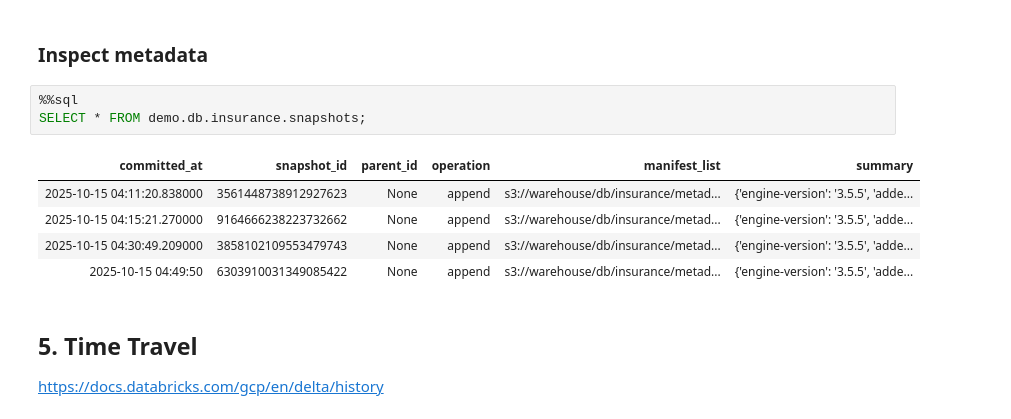
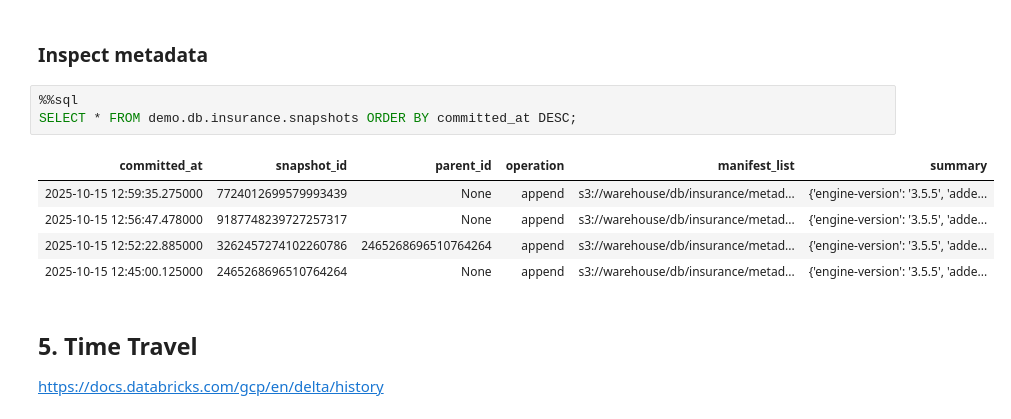
Before and after one commit to dannymirxa/iceberg-exploration, a Jupyter notebook: notebooks/Explore Iceberge.ipynb, the cells around one changed output. Drawn from its saved outputs; the diff is of its cells as text.

```diff
--- a/notebooks/Explore Iceberge.ipynb
+++ b/notebooks/Explore Iceberge.ipynb
@@ -244,13 +169,13 @@ SELECT * FROM demo.db.insurance.history ORDER BY made_current_at DESC;
 ### Inspect metadata
 # %%
 %%sql
-SELECT * FROM demo.db.insurance.snapshots;
+SELECT * FROM demo.db.insurance.snapshots ORDER BY committed_at DESC;
 # %% [output]
 | committed_at | snapshot_id | parent_id | operation | manifest_list | summary |
-| 2025-10-15 04:11:20.838000 | 3561448738912927623 | None | append | s3://warehouse/db/insurance/metad... | {'engine-version': '3.5.5', 'adde... |
-| 2025-10-15 04:15:21.270000 | 9164666238223732662 | None | append | s3://warehouse/db/insurance/metad... | {'engine-version': '3.5.5', 'adde... |
-| 2025-10-15 04:30:49.209000 | 3858102109553479743 | None | append | s3://warehouse/db/insurance/metad... | {'engine-version': '3.5.5', 'adde... |
-| 2025-10-15 04:49:50 | 6303910031349085422 | None | append | s3://warehouse/db/insurance/metad... | {'engine-version': '3.5.5', 'adde... |
+| 2025-10-15 12:59:35.275000 | 7724012699579993439 | None | append | s3://warehouse/db/insurance/metad... | {'engine-version': '3.5.5', 'adde... |
+| 2025-10-15 12:56:47.478000 | 9187748239727257317 | None | append | s3://warehouse/db/insurance/metad... | {'engine-version': '3.5.5', 'adde... |
+| 2025-10-15 12:52:22.885000 | 3262457274102260786 | 2465268696510764264 | append | s3://warehouse/db/insurance/metad... | {'engine-version': '3.5.5', 'adde... |
+| 2025-10-15 12:45:00.125000 | 2465268696510764264 | None | append | s3://warehouse/db/insurance/metad... | {'engine-version': '3.5.5', 'adde... |
 # %% [markdown]
 ## 5. Time Travel
 https://docs.databricks.com/gcp/en/delta/history
```
Also changed, not shown: parts of 17 cells of this notebook.
